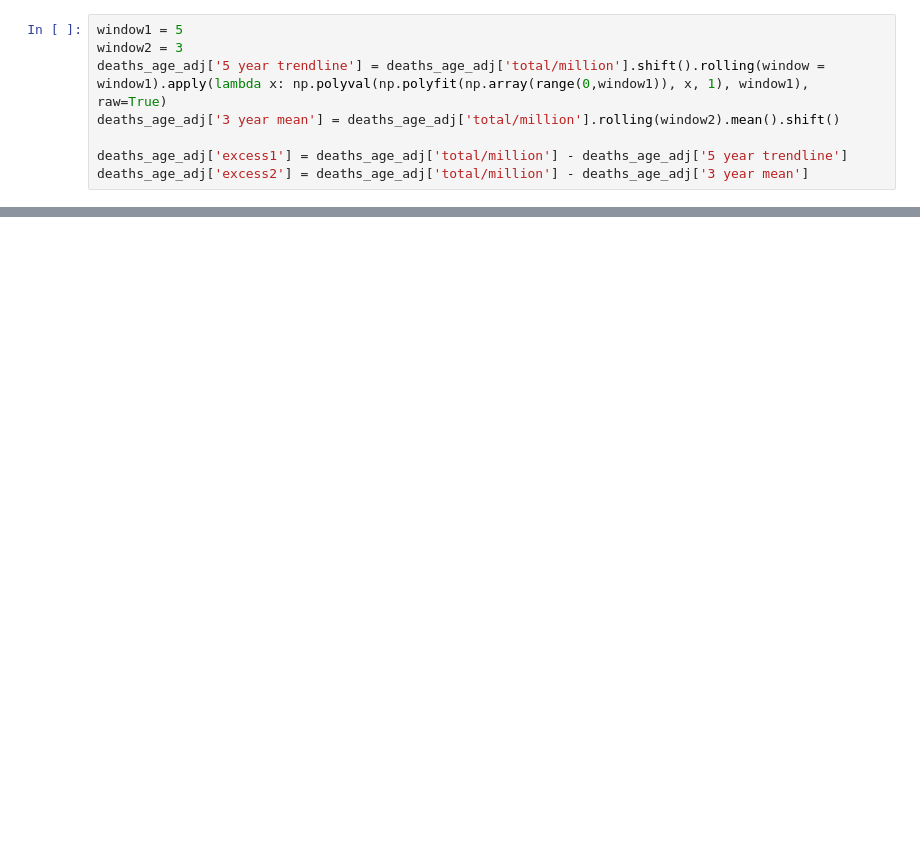
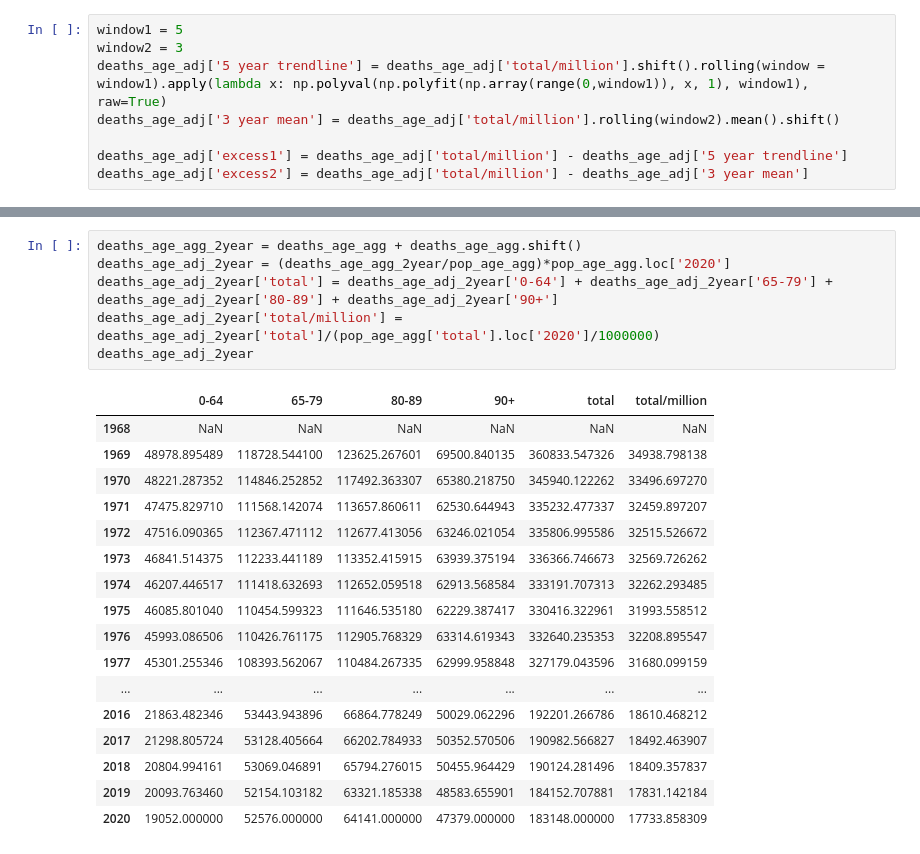
Before and after one commit to DrRMangan/sweden-deaths, a Jupyter notebook: sweden.ipynb, the cells around one changed output, grey strips where cells are left out. Saved outputs shown, nothing was run; the diff lists cells and outputs as text; blank space fills up the shorter version.

```diff
--- a/sweden.ipynb
+++ b/sweden.ipynb
@@ -179,0 +183,24 @@ fig.savefig('sweden.png')
+# %%
+deaths_age_agg_2year = deaths_age_agg + deaths_age_agg.shift()
+deaths_age_adj_2year = (deaths_age_agg_2year/pop_age_agg)*pop_age_agg.loc['2020']
+deaths_age_adj_2year['total'] = deaths_age_adj_2year['0-64'] + deaths_age_adj_2year['65-79'] + deaths_age_adj_2year['80-89'] + deaths_age_adj_2year['90+']
+deaths_age_adj_2year['total/million'] = deaths_age_adj_2year['total']/(pop_age_agg['total'].loc['2020']/1000000)
+deaths_age_adj_2year
+# %% [output]
+|  | 0-64 | 65-79 | 80-89 | 90+ | total | total/million |
+| 1968 | NaN | NaN | NaN | NaN | NaN | NaN |
+| 1969 | 48978.895489 | 118728.544100 | 123625.267601 | 69500.840135 | 360833.547326 | 34938.798138 |
+| 1970 | 48221.287352 | 114846.252852 | 117492.363307 | 65380.218750 | 345940.122262 | 33496.697270 |
+| 1971 | 47475.829710 | 111568.142074 | 113657.860611 | 62530.644943 | 335232.477337 | 32459.897207 |
+| 1972 | 47516.090365 | 112367.471112 | 112677.413056 | 63246.021054 | 335806.995586 | 32515.526672 |
+| 1973 | 46841.514375 | 112233.441189 | 113352.415915 | 63939.375194 | 336366.746673 | 32569.726262 |
+| 1974 | 46207.446517 | 111418.632693 | 112652.059518 | 62913.568584 | 333191.707313 | 32262.293485 |
+| 1975 | 46085.801040 | 110454.599323 | 111646.535180 | 62229.387417 | 330416.322961 | 31993.558512 |
+| 1976 | 45993.086506 | 110426.761175 | 112905.768329 | 63314.619343 | 332640.235353 | 32208.895547 |
+| 1977 | 45301.255346 | 108393.562067 | 110484.267335 | 62999.958848 | 327179.043596 | 31680.099159 |
+| ... | ... | ... | ... | ... | ... | ... |
+| 2016 | 21863.482346 | 53443.943896 | 66864.778249 | 50029.062296 | 192201.266786 | 18610.468212 |
+| 2017 | 21298.805724 | 53128.405664 | 66202.784933 | 50352.570506 | 190982.566827 | 18492.463907 |
+| 2018 | 20804.994161 | 53069.046891 | 65794.276015 | 50455.964429 | 190124.281496 | 18409.357837 |
+| 2019 | 20093.763460 | 52154.103182 | 63321.185338 | 48583.655901 | 184152.707881 | 17831.142184 |
+| 2020 | 19052.000000 | 52576.000000 | 64141.000000 | 47379.000000 | 183148.000000 | 17733.858309 |
```
Also changed, not shown: parts of 7 cells of this notebook.
